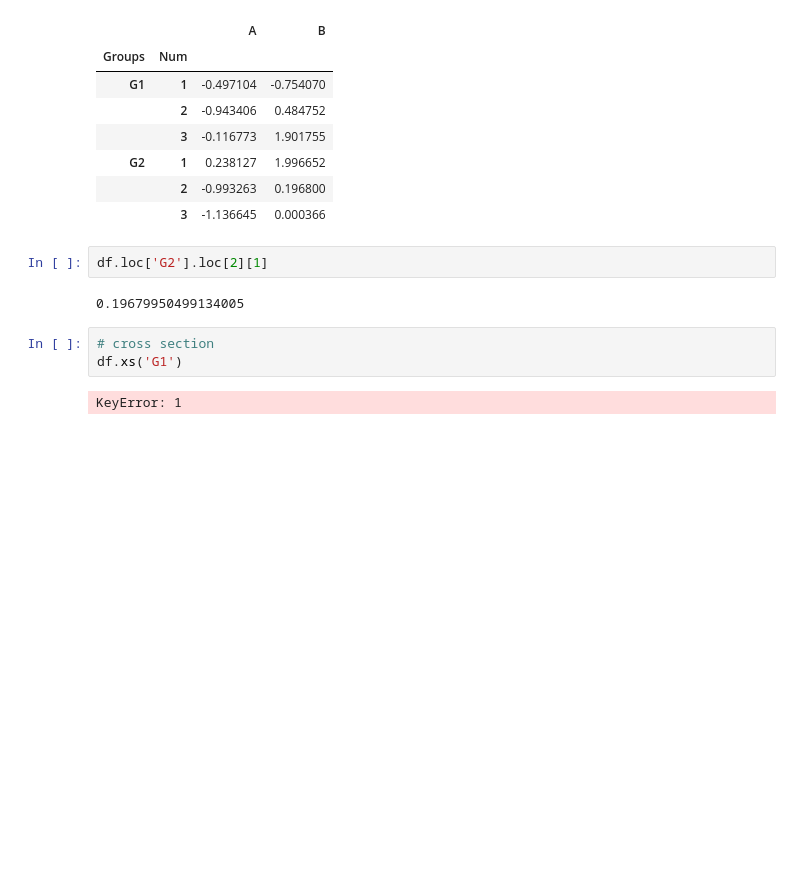
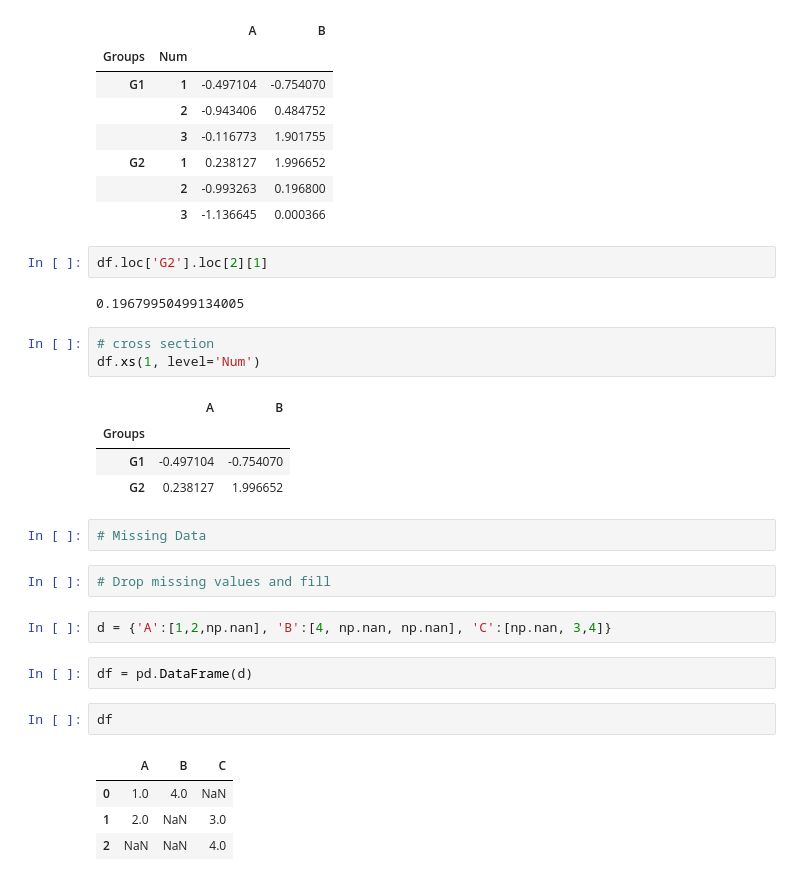
Before and after one commit to amber-nickelfox/datascience-and-machine-learning, a Jupyter notebook: Pandas.ipynb, the cells around one changed output. Drawn from its saved outputs; the diff is of its cells as text; blank space fills up the shorter version.

```diff
--- a/Pandas.ipynb
+++ b/Pandas.ipynb
@@ -566,6 +566,24 @@ df.loc['G2'].loc[2][1]
 0.19679950499134005
 # %%
 # cross section
-df.xs('G1')
+df.xs(1, level='Num')
 # %% [output]
-KeyError: 1
+|  | A | B |
+| Groups |  |  |
+| G1 | -0.497104 | -0.754070 |
+| G2 | 0.238127 | 1.996652 |
+# %%
+# Missing Data
+# %%
+# Drop missing values and fill
+# %%
+d = {'A':[1,2,np.nan], 'B':[4, np.nan, np.nan], 'C':[np.nan, 3,4]}
+# %%
+df = pd.DataFrame(d)
+# %%
+df
+# %% [output]
+|  | A | B | C |
+| 0 | 1.0 | 4.0 | NaN |
+| 1 | 2.0 | NaN | 3.0 |
+| 2 | NaN | NaN | 4.0 |
```
Also changed, not shown: parts of 26 cells of this notebook.
